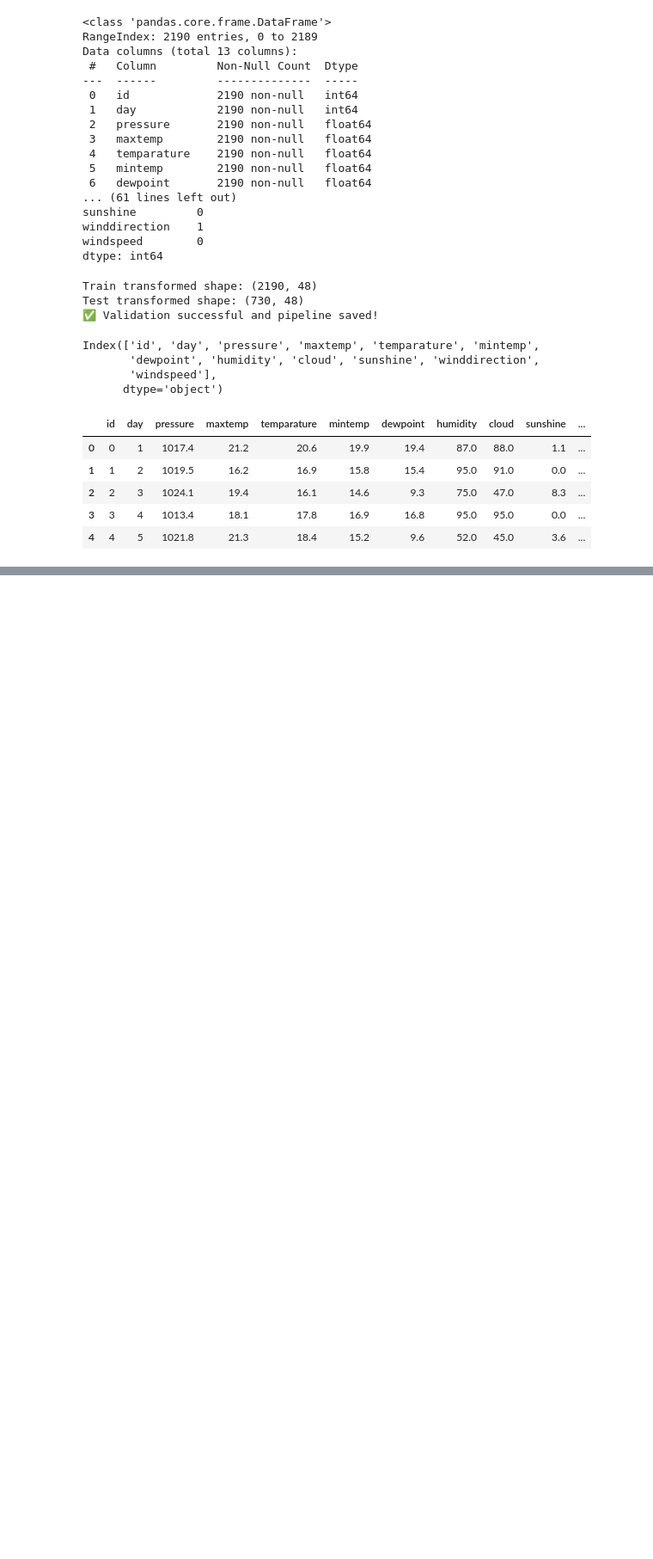
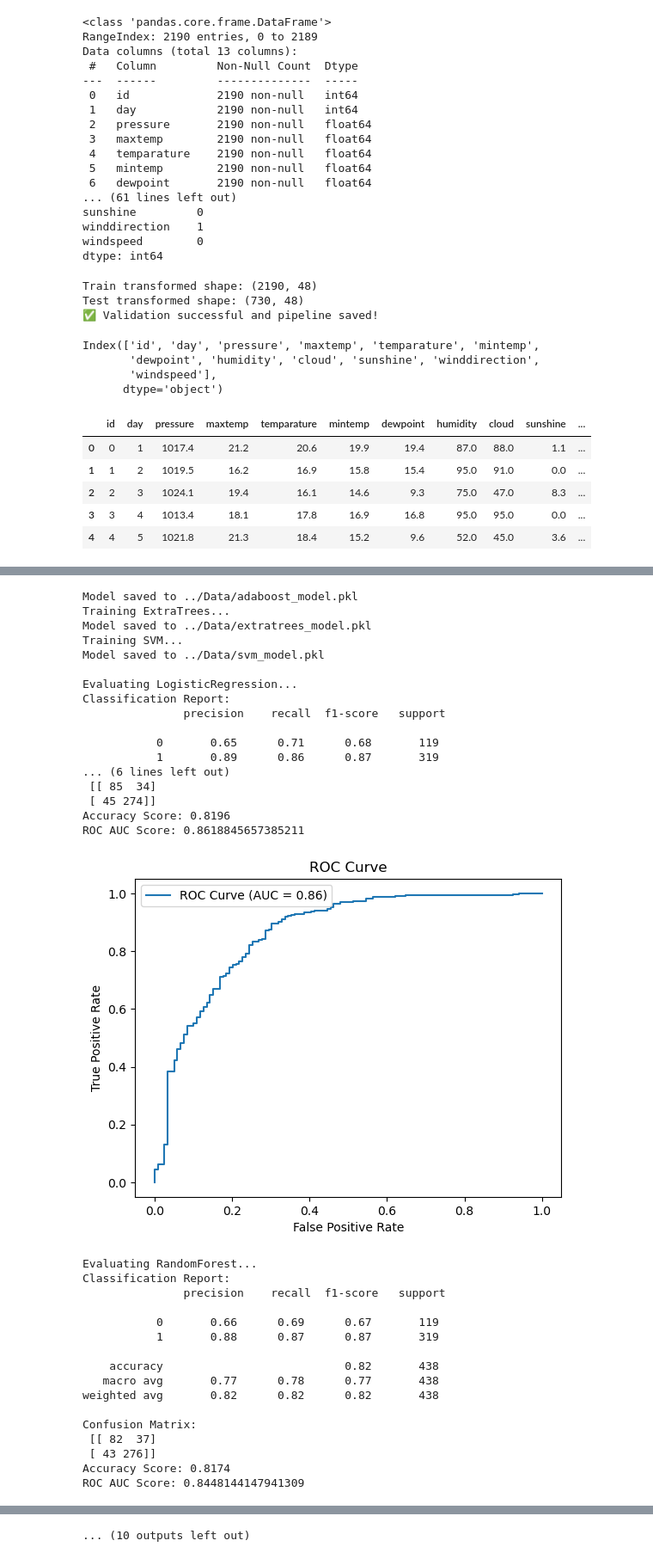
Before and after one commit to Seryabiz/PHASE_5_CAPSTONE_PROJECT, a Jupyter notebook: Notebooks/Alfred.ipynb, the cells around one changed output, grey strips where cells are left out. Shown at 86% size. Saved outputs shown, nothing was run; the diff lists cells and outputs as text; code cells hidden in the pictures; blank space fills up the shorter version.

```diff
--- a/Notebooks/Alfred.ipynb
+++ b/Notebooks/Alfred.ipynb
@@ -467,0 +343,42 @@ TypeError: __init__() got an unexpected keyword argument 'base_estimator'
+# %%
+# train_and_save_models.ipynb
+
+import pandas as pd
+from Model_Training import (
+    load_cleaned_data,
+    split_features_target,
+    apply_smote,
+    train_models,
+    build_stacking_ensemble,
+    evaluate_model,
+    save_model
+)
+
+# 1. Load cleaned and refined data
+df_cleaned = load_cleaned_data("../Data/refined_train.csv")
+
+# 2. Split data into training and validation sets
+X_train, X_val, y_train, y_val = split_features_target(df_cleaned)
+
+# 3. Apply SMOTE for balanced training data
+X_train, y_train = apply_smote(X_train, y_train)
+
+# 4. Train all individual models and save them
+models = train_models(X_train, y_train)
+
+# 5. Evaluate each model and confirm save
+for name, model in models.items():
+    print(f"\nEvaluating {name}...")
+    evaluate_model(model, X_val, y_val)
+
+# 6. Build, train, and evaluate stacking ensemble with stronger configuration
+print("\nTraining and evaluating stacking ensemble...")
+stack_model = build_stacking_ensemble(models)
+stack_model.fit(X_train, y_train)
+evaluate_model(stack_model, X_val, y_val)
+
+# 7. Save final stacking ensemble model
+save_model(stack_model, "../Data/best_stacking_ensemble_model.pkl")
+
+print("✅ All models trained, evaluated, and saved successfully.")
+# %% [output]
@@ -467,0 +402,34 @@ TypeError: __init__() got an unexpected keyword argument 'base_estimator'
+Model saved to ../Data/adaboost_model.pkl
+Training ExtraTrees...
+Model saved to ../Data/extratrees_model.pkl
+Training SVM...
+Model saved to ../Data/svm_model.pkl
+
+Evaluating LogisticRegression...
+Classification Report:
+               precision    recall  f1-score   support
+
+           0       0.65      0.71      0.68       119
+           1       0.89      0.86      0.87       319
+... (6 lines left out)
+ [[ 85  34]
+ [ 45 274]]
+Accuracy Score: 0.8196
+ROC AUC Score: 0.8618845657385211
+[figure, added]
+Evaluating RandomForest...
+Classification Report:
+               precision    recall  f1-score   support
+
+           0       0.66      0.69      0.67       119
+           1       0.88      0.87      0.87       319
+
+    accuracy                           0.82       438
+   macro avg       0.77      0.78      0.77       438
+weighted avg       0.82      0.82      0.82       438
+
+Confusion Matrix:
+ [[ 82  37]
+ [ 43 276]]
+Accuracy Score: 0.8174
+ROC AUC Score: 0.8448144147941309
@@ -467,0 +504 @@ TypeError: __init__() got an unexpected keyword argument 'base_estimator'
+... (10 outputs left out)
```
Also changed, not shown: parts of 12 cells of this notebook, 11 other files.
